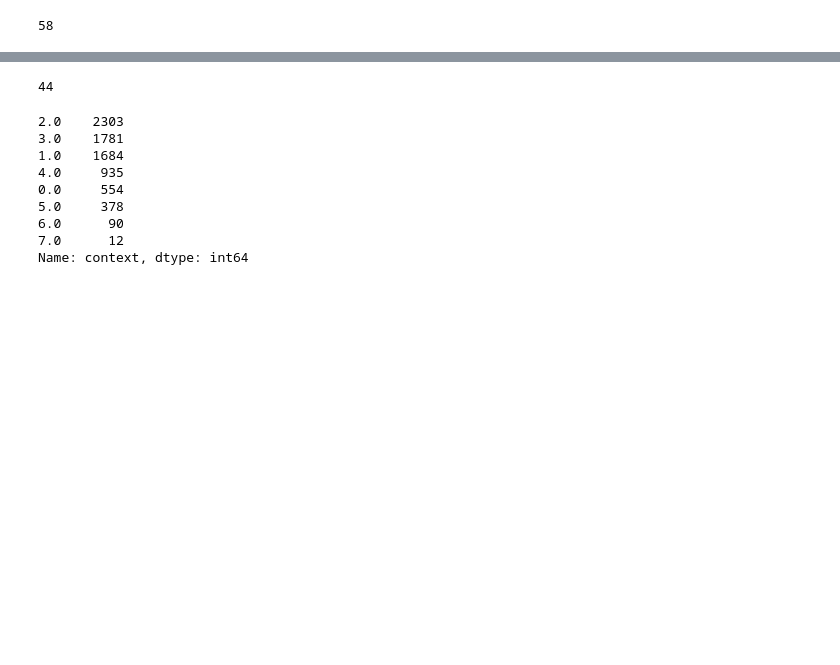
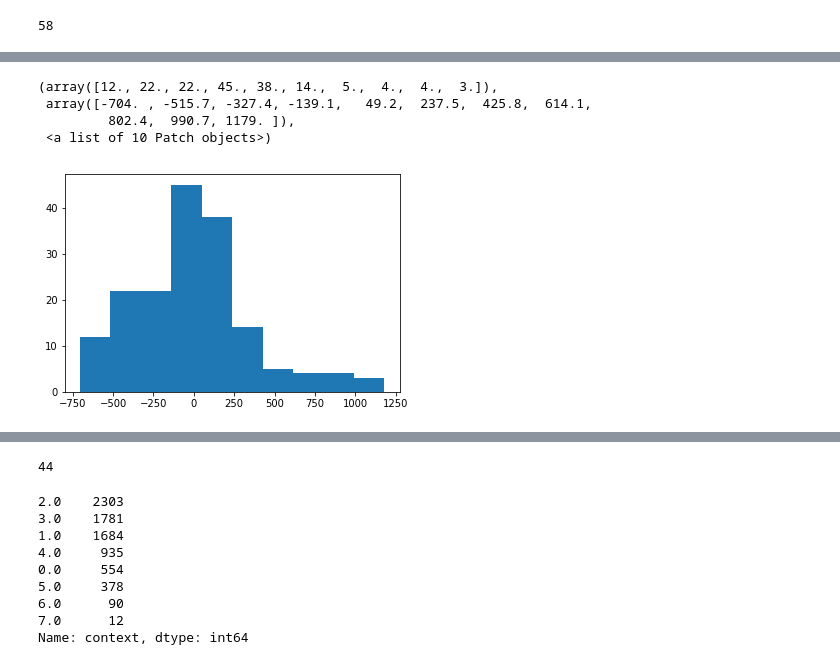
Before and after one commit to eladiomontero/DecisionTimes, a Jupyter notebook: Madrid data/MadridData.ipynb, the cells around one changed output, grey strips where cells are left out. Drawn from its saved outputs; the diff is of its cells as text; code cells hidden in the pictures; blank space fills up the shorter version.

Commit message:
Included analysis with Madrid Data
Networks and the same methods for the Madrid Data

```diff
--- a/Madrid data/MadridData.ipynb
+++ b/Madrid data/MadridData.ipynb
@@ -157,0 +179,20 @@ data2["round"].max()
+# %%
+rounds_windows = [0,10, 20, 30, 40, 50, 60, 70, 80, 90, 100]
+count = 0
+num_user = len(data1.userid.unique())
+for w in rounds_windows:
+    if w <= data1["round"].max():
+        params_1["a_st%d" % w] = 0
+        params_1["v_st%d" % w] = 0
+        params_1["t_st%d" % w] = 0
+        params_1["z_st%d" % w] = 0
+        params_1["a%d" % w] = 0
+        params_1["v%d" % w] = 0
+        params_1["t%d" % w] = 0
+        params_1["z%d" % w] = 0
+        modeler = ddm.HDDMmodelMaker()
+        print("%d of %d" % (w, data1["round"].max()))
+        for s in data1.userid.unique():
+            model_soc_s3 = modeler.fit_model(data1.loc[(data1["userid"] == s) & (data1["round"] > w) & (data1["round"] <= (w + 9))], 5000, 200)
+            params_1.loc[params_1.userid == s, ["a_st%d" % w,"v_st%d" % w,"t_st%d" % w,"z_st%d" % w]] = model_soc_s3.gen_stats()["std"].values
+            params_1.loc[params_1.userid == s, ["a%d" % w,"v%d" % w,"t%d" % w,"z%d" % w]] = model_soc_s3.gen_stats()["mean"].values
@@ -157,0 +208,15 @@ data2["round"].max()
+# %%
+payoffs = {"10": -4, "01":4, "11": 0, "00": 0, 0:-4, 1:3}
+params_1["s2"] = 0
+for s in data1.userid.unique():
+    #print(s)
+    s2 = 0
+    for r in data1.loc[data1.userid == s, "round"]:
+        if r == 1:
+            s2 += payoffs[data1.loc[(data1.userid == s) & (data1["round"] == r), ["response"]].values.item()]
+        else:
+            context = data1.loc[(data1.userid == s) & (data1["round"] == r), ["context"]].values.item()
+            response = data1.loc[(data1.userid == s) & (data1["round"] == r), ["response"]].values.item()
+            s2 += payoffs["0%d" % (response)] * (8 - context)
+            s2 += payoffs["1%d" % (response)] * (context)
+    params_1.loc[params_1.userid == s, "s2"] = s2
@@ -157,0 +242,8 @@ data2["round"].max()
+# %%
+plt.hist(params_1.s2)
+# %% [output]
+(array([12., 22., 22., 45., 38., 14.,  5.,  4.,  4.,  3.]),
+ array([-704. , -515.7, -327.4, -139.1,   49.2,  237.5,  425.8,  614.1,
+         802.4,  990.7, 1179. ]),
+ <a list of 10 Patch objects>)
+[figure, added]
```
Also changed, not shown: parts of 18 cells of this notebook, 3 other files.
